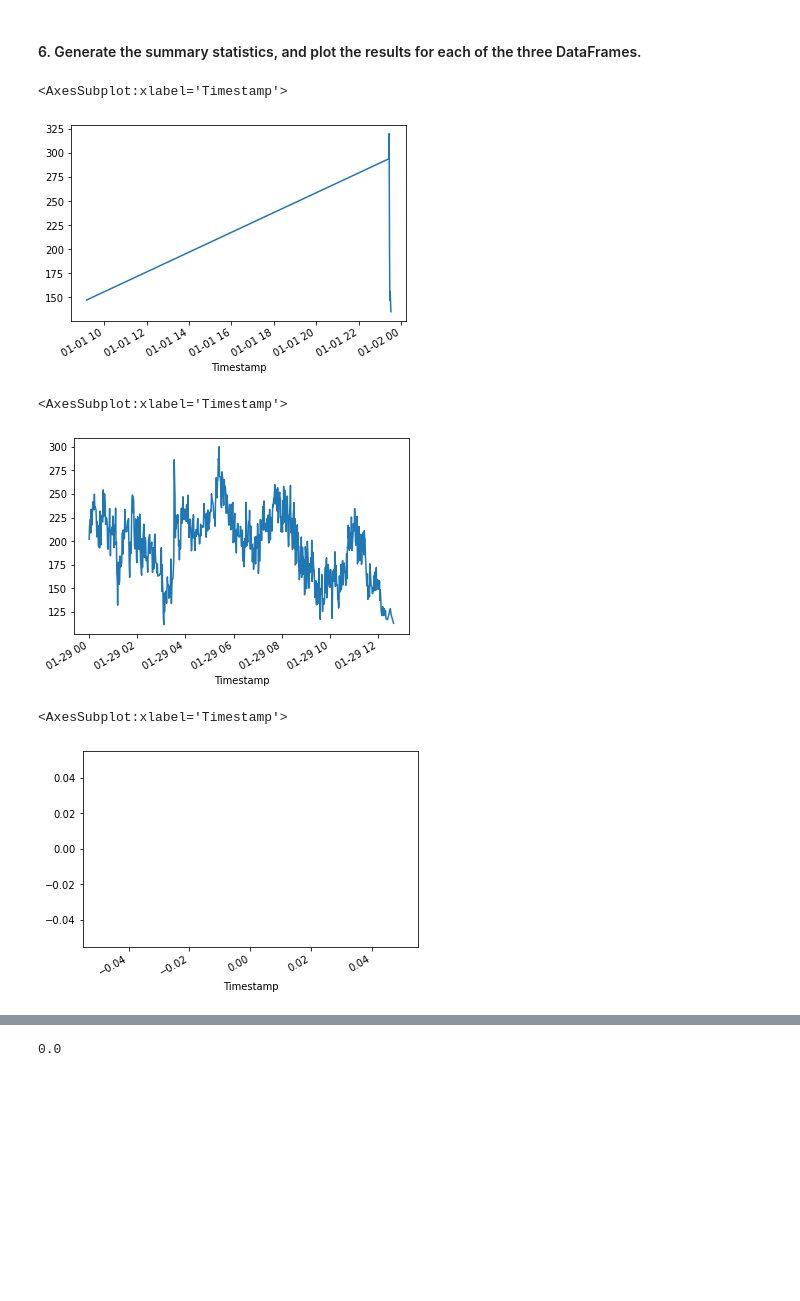
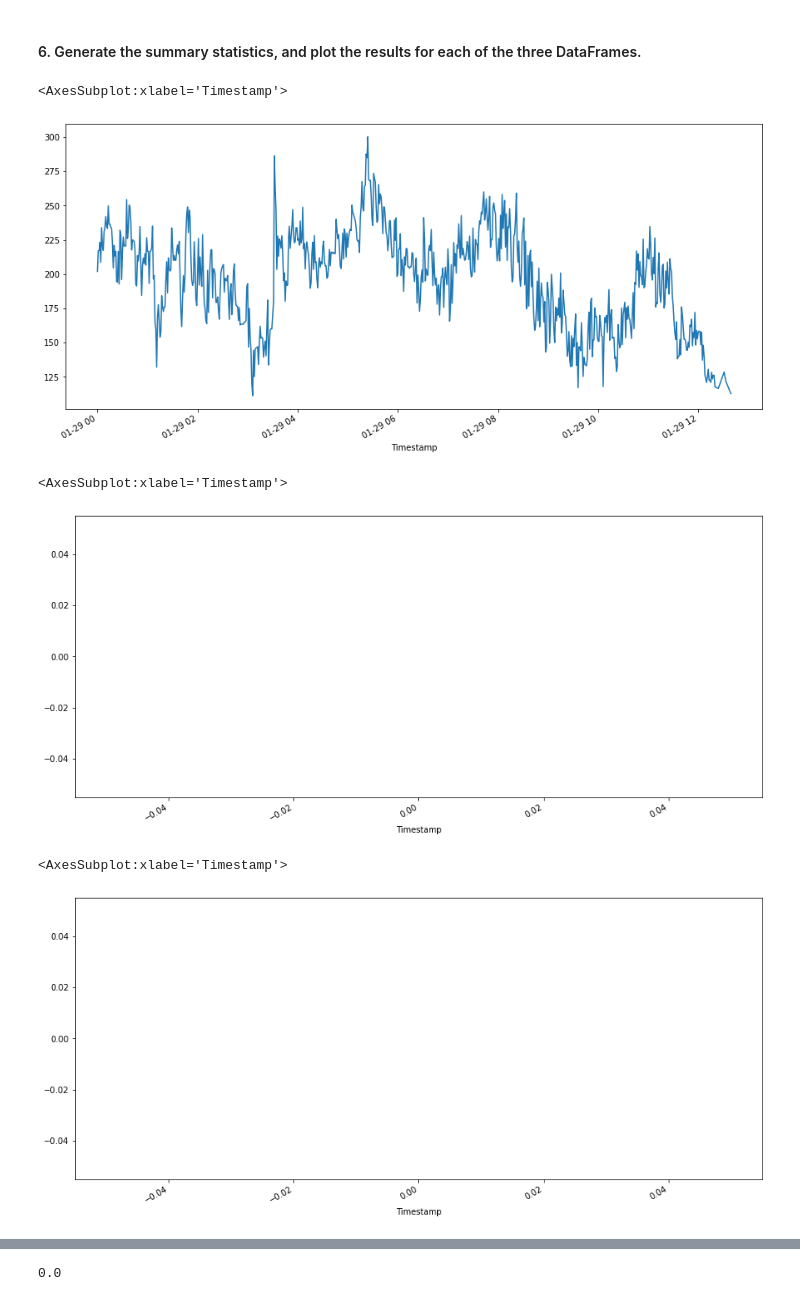
Before and after one commit to quinnwong31/CryptoArbitrage, a Jupyter notebook: crypto_arbitrage.ipynb, the cells around one changed output, grey strips where cells are left out. Saved outputs shown, nothing was run; the diff lists cells and outputs as text; code cells hidden in the pictures; blank space fills up the shorter version.

Commit message:
Changed early, middle and late dates for analysis.

```diff
--- a/crypto_arbitrage.ipynb
+++ b/crypto_arbitrage.ipynb
@@ -470,7 +464,7 @@ Calculate the potential profits for each date that you selected in the previous
 # %%
 # For the date early in the dataset, measure the arbitrage spread between the two exchanges
 # by subtracting the lower-priced exchange from the higher-priced one
-arbitrage_spread_early = coinbase['Close'].loc['2018-01-01'] - bitstamp['Close'].loc['2018-01-01']
+arbitrage_spread_early = bitstamp['Close'].loc['2018-01-29'] - coinbase['Close'].loc['2018-01-29']
 
 # Use a conditional statement to generate the summary statistics for each arbitrage_spread DataFrame
 arbitrage_spread_early.describe()
@@ -523,7 +517,7 @@ Name: Close, dtype: float64
 # %%
 # For the date early in the dataset, calculate the spread returns by dividing the instances when the arbitrage spread is positive (> 0)
 # by the price of Bitcoin from the exchange you are buying on (the lower-priced exchange).
-spread_return_early = arbitrage_spread_early[arbitrage_spread_early > 0] / bitstamp['Close'].loc['2018-01-01']
+spread_return_early = arbitrage_spread_early[arbitrage_spread_early > 0] / bitstamp['Close'].loc['2018-01-29']
 
 # Review the spread return DataFrame
 spread_return_early.head()
@@ -656,7 +643,7 @@ Name: Close, dtype: float64
 # %%
 # For the date early in the dataset, calculate the potential profit per trade in dollars
 # Multiply the profitable trades by the cost of the Bitcoin that was purchased
-profit_early = profitable_trades_early * bitstamp['Close'].loc['2018-01-01']
+profit_early = profitable_trades_early * bitstamp['Close'].loc['2018-01-29']
 
 # Drop any missing values from the profit DataFrame
 profit_per_trade_early = profit_early.dropna()
@@ -714,25 +693,25 @@ Series([], Name: Close, dtype: float64)
 # %%
 # Generate the summary statistics for the early profit per trade DataFrame
 profit_per_trade_early.describe()
 
-profit_per_trade_early.plot()
+profit_per_trade_early.plot(figsize=(15, 7))
 # %% [output]
 <AxesSubplot:xlabel='Timestamp'>
-[figure, old version]
+[figure, new version]
 # %%
 # Generate the summary statistics for the middle profit per trade DataFrame
 profit_per_trade_middle.describe()
 
-profit_per_trade_middle.plot()
+profit_per_trade_middle.plot(figsize=(15, 7))
 # %% [output]
 <AxesSubplot:xlabel='Timestamp'>
-[figure, old version]
+[figure, new version]
 # %%
 # Generate the summary statistics for the late profit per trade DataFrame
 profit_per_trade_late.describe()
 
-profit_per_trade_late.plot()
+profit_per_trade_late.plot(figsize=(15, 7))
 # %% [output]
 <AxesSubplot:xlabel='Timestamp'>
-[figure, old version]
+[figure, new version]
 # %% [markdown]
```
Also changed, not shown: parts of 47 cells of this notebook.
